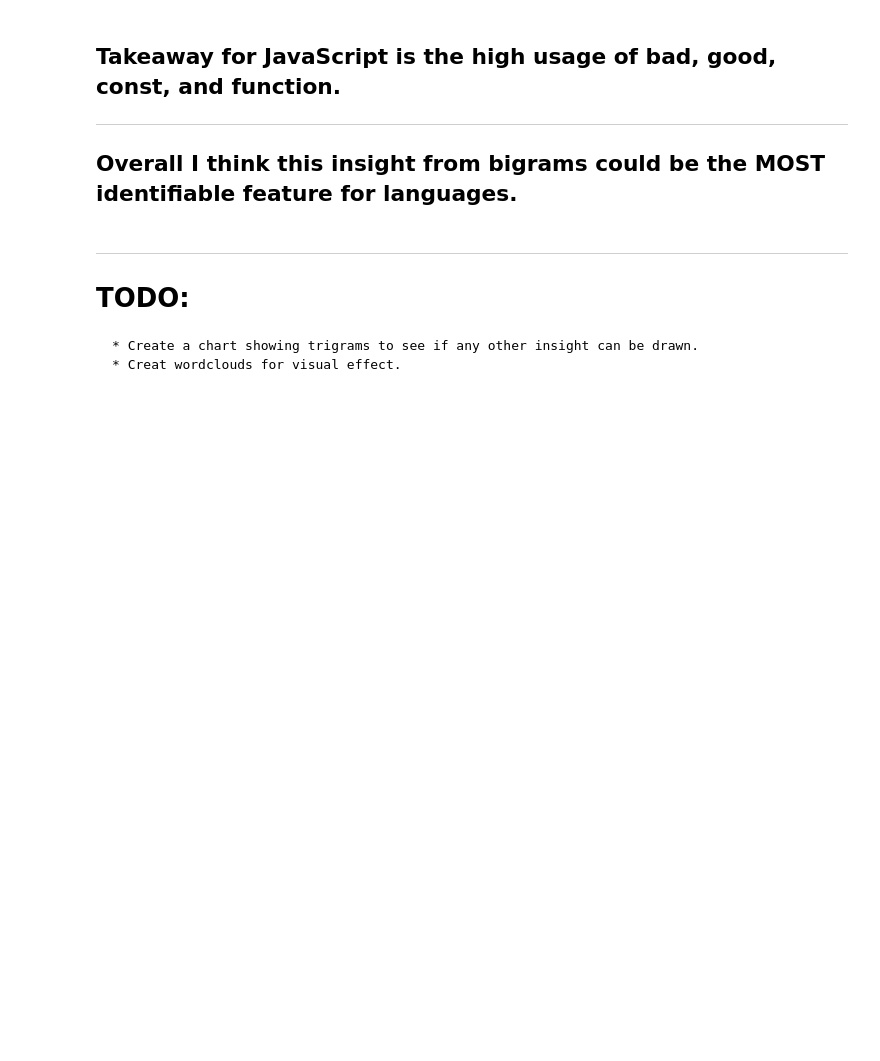
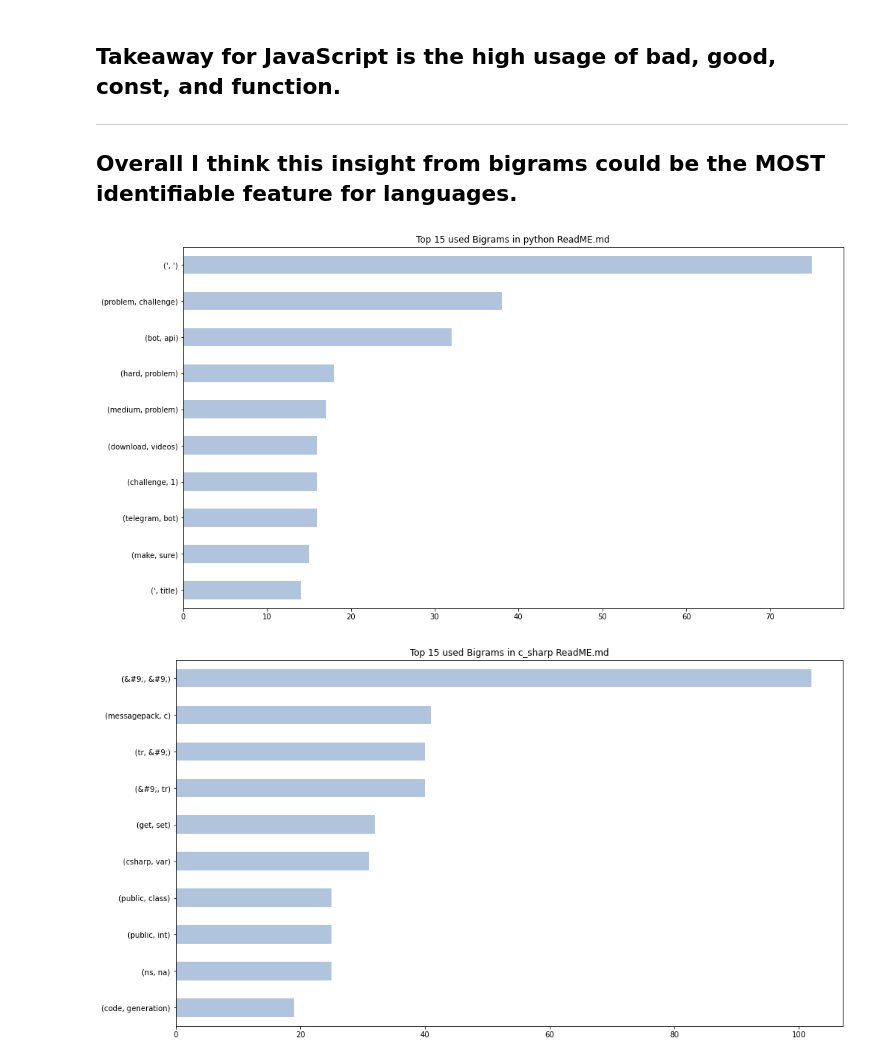
Before and after one commit to codeup-germain/github-code-composition, a Jupyter notebook: Brooke_explore_draft.ipynb, the cells around one changed output. Cells and saved outputs as stored; diff of their text form; code cells hidden in the pictures; blank space fills up the shorter version.

```diff
--- a/Brooke_explore_draft.ipynb
+++ b/Brooke_explore_draft.ipynb
@@ -622,8 +622,16 @@ dtype: int64
 ## Takeaway for JavaScript is the high usage of bad, good, const, and function.
 ***
 ## Overall I think this insight from bigrams could be the MOST identifiable feature for languages.
-# %% [markdown]
-*****
-# TODO:
-    * Create a chart showing trigrams to see if any other insight can be drawn.
-    * Creat wordclouds for visual effect.
+# %%
+lang_clean_words = {'python':python_top_words,
+              'c_sharp':c_sharp_top_words,
+              'HTML':html_top_words,
+              'JavaScript':JavaScript_top_words}
+for key, value in lang_clean_words.items():
+    plt.figure(figsize=(16, 9))
+    pd.Series(nltk.bigrams(value.split())).value_counts(ascending = True).tail(10).plot.barh(color = 'lightsteelblue')
+    plt.title(f'Top 15 used Bigrams in {key} ReadME.md')
+    plt.show()
+# %% [output]
+[figure, added]
+[figure, added]
```
Also changed, not shown: parts of 10 cells of this notebook.
